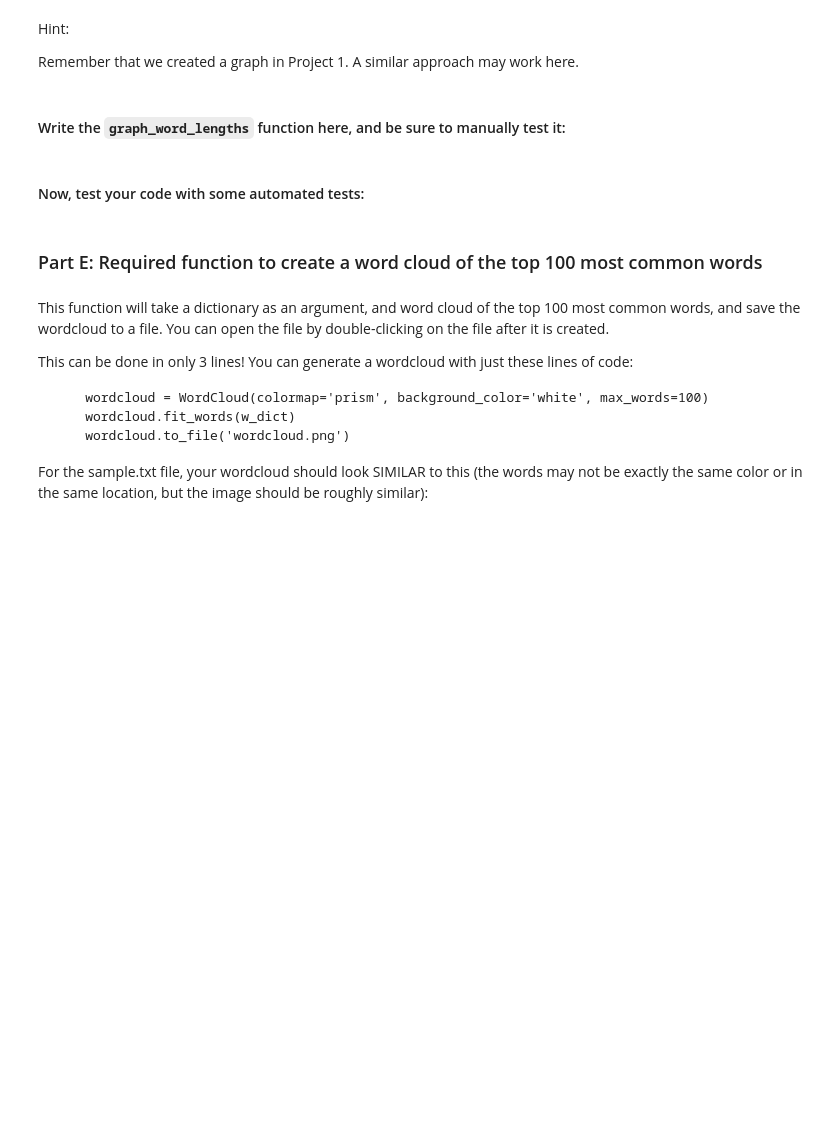
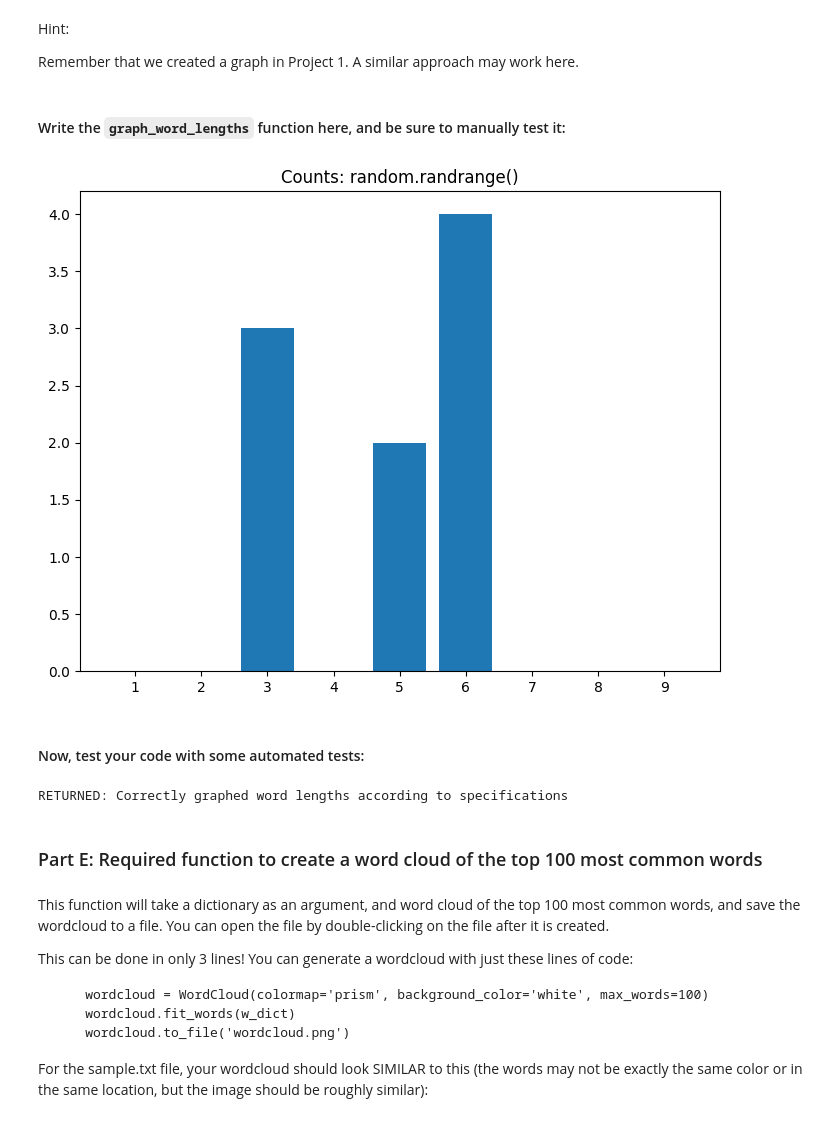
Before and after one commit to drossano/cs-617-project-2, a Jupyter notebook: Project2.ipynb, the cells around one changed output. Cells and saved outputs as stored; diff of their text form; code cells hidden in the pictures; blank space fills up the shorter version.

Commit message:
Implement graph_word_lenghts() :

```diff
--- a/Project2.ipynb
+++ b/Project2.ipynb
@@ -779,13 +754,39 @@ Remember that we created a graph in Project 1.  A similar approach may work here
 # %%
 def graph_word_lengths(w_dict):
     ''' create a graph showing number of words of lengths 1 to 9 letters long '''
-    # YOUR CODE HERE
-    raise NotImplementedError()
-
-# Call your function here to test it.  Does it work correctly?
-# add your test code here
-# YOUR CODE HERE
-raise NotImplementedError()
+    plot_list = {
+                '1':0,
+                '2':0,
+                '3':0,
+                '4':0,
+                '5':0,
+                '6':0,
+                '7':0,
+                '8':0,
+                '9':0}
+    for each_word in w_dict:
+        length = str(len(each_word))
+        if length in plot_list:
+            plot_list[length] += w_dict[each_word]
+    # plot the results as a bar graph
+    figure = plot.figure() # start with a blank figure
+    axes = figure.add_axes([0,0,1,1])
+    labels = list(plot_list.keys())
+    values = list(plot_list.values())
+    axes.bar(labels,values)
+    axes.set_title('Counts: random.randrange()')
+    plot.show()
+word_dict = {
+        "apple": 2,
+        "banana": 3,
+        "cherry": 1,
+        "dragonfruit": 1,
+        "elderberry": 2,
+        "fig": 3,
+}
+graph_word_lengths(word_dict)
+# %% [output]
+[figure, added]
 # %% [markdown]
 #### Now, test your code with some automated tests:
 # %%
@@ -825,6 +826,8 @@ def test_graph_word_lengths():
 # Run the test function
 test_graph_word_lengths()
 ### END TESTS
+# %% [output]
+RETURNED: Correctly graphed word lengths according to specifications
 # %% [markdown]
 ### Part E: Required function to create a word cloud of the top 100 most common words
 # %% [markdown]
```
Also changed, not shown: parts of 3 cells of this notebook.
